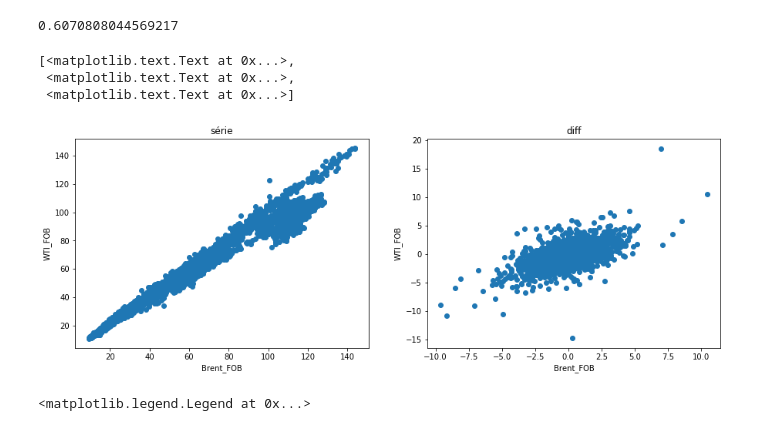
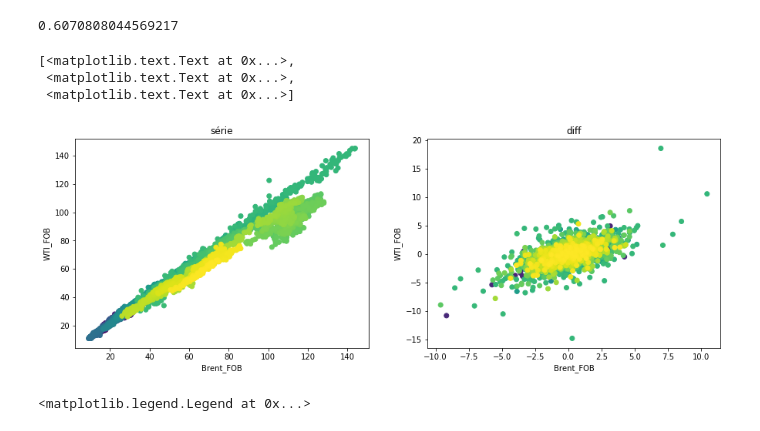
Before and after one commit to lucasmesz/Ciencia_de_Dados, a Jupyter notebook: Series_ML.ipynb, the cells around one changed output. Drawn from its saved outputs; the diff is of its cells as text; code cells hidden in the pictures.

```diff
--- a/Series_ML.ipynb
+++ b/Series_ML.ipynb
@@ -157,17 +157,17 @@ serie_x.Brent_FOB.diff().corr(serie_x.WTI_FOB.diff())
 0.6070808044569217
 # %%
 fig, (ax1, ax2)=plt.subplots(1,2,  figsize=(15,5))
-ax1.scatter(serie_x.Brent_FOB,serie_x.WTI_FOB)
+im=ax1.scatter(serie_x.Brent_FOB,serie_x.WTI_FOB, c=serie_x.index,  cmap=plt.cm.viridis)
 ax1.set(title="série", ylabel=serie_x.columns[0], xlabel=serie_x.columns[1])
 
 
-ax2.scatter(serie_x.Brent_FOB.diff(),serie_x.WTI_FOB.diff())
+ax2.scatter(serie_x.Brent_FOB.diff(),serie_x.WTI_FOB.diff(),  c=serie_x.index,  cmap=plt.cm.viridis)
 ax2.set(title="diff", ylabel=serie_x.columns[0], xlabel=serie_x.columns[1])
 # %% [output]
 [<matplotlib.text.Text at 0x...>,
  <matplotlib.text.Text at 0x...>,
  <matplotlib.text.Text at 0x...>]
-[figure, old version]
+[figure, new version]
 # %%
 fig, (ax1, ax2)=plt.subplots(1,2, figsize=(15,5))
 serie_x.Brent_FOB.diff().plot(ax=ax1, grid=True)
```
Also changed, not shown: parts of 47 cells of this notebook.
